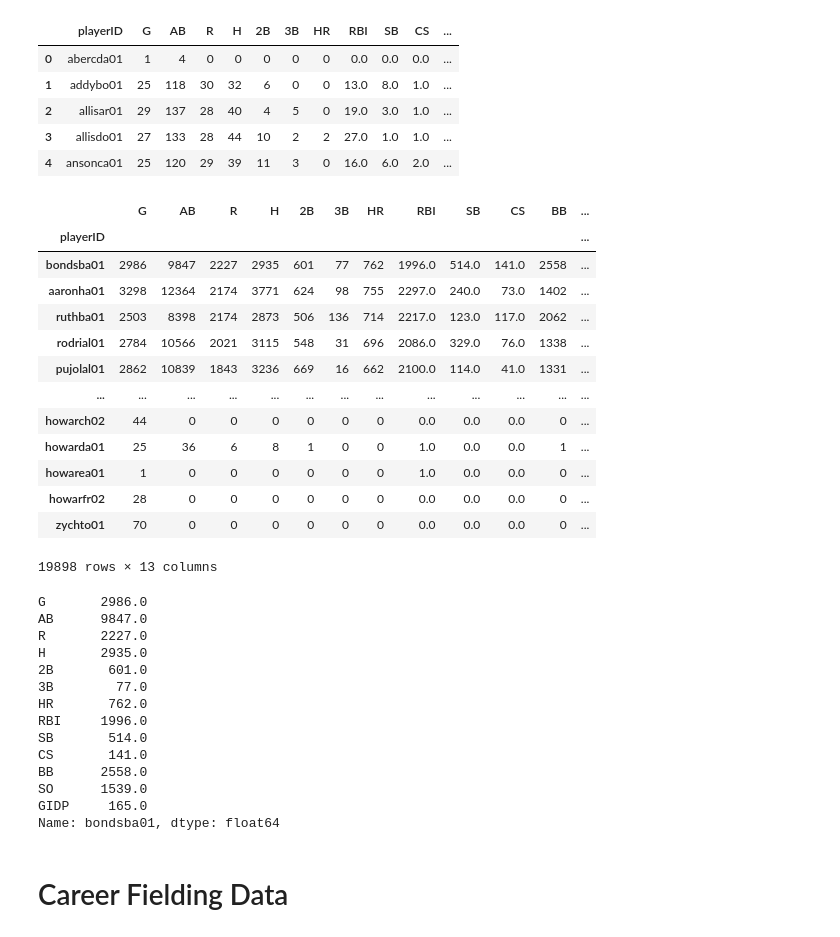
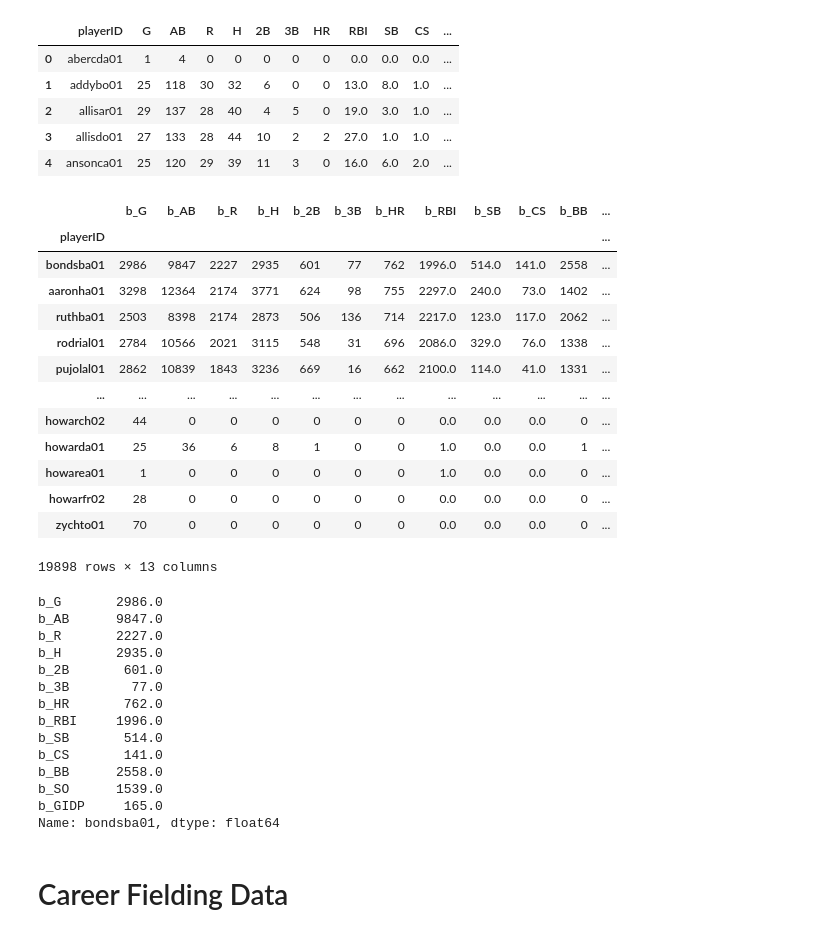
Before and after one commit to sting0312/GoldenGloves, a Jupyter notebook: golden-gloves.ipynb, the cells around one changed output. Cells and saved outputs as stored; diff of their text form; code cells hidden in the pictures.

```diff
--- a/golden-gloves.ipynb
+++ b/golden-gloves.ipynb
@@ -98,11 +98,14 @@ batting_df.head()
 # %%
 # Grouping by playerID and yearID, then sorting by home runs by season
 career_batting_df = batting_df.groupby(['playerID']).sum()
+# %%
+# Adding batting prefix to every column to ensure there aren't conflicts when combined with fielding and pitching
+career_batting_df = career_batting_df.add_prefix('b_')
 # %%
 # Sorting dataframe by most home runs
-career_batting_df.sort_values('HR', ascending=False)
+career_batting_df.sort_values('b_HR', ascending=False)
 # %% [output]
-|  | G | AB | R | H | 2B | 3B | HR | RBI | SB | CS | BB | ... |
+|  | b_G | b_AB | b_R | b_H | b_2B | b_3B | b_HR | b_RBI | b_SB | b_CS | b_BB | ... |
 | playerID |  |  |  |  |  |  |  |  |  |  |  | ... |
 | bondsba01 | 2986 | 9847 | 2227 | 2935 | 601 | 77 | 762 | 1996.0 | 514.0 | 141.0 | 2558 | ... |
 | aaronha01 | 3298 | 12364 | 2174 | 3771 | 624 | 98 | 755 | 2297.0 | 240.0 | 73.0 | 1402 | ... |
@@ -120,19 +123,19 @@ career_batting_df.sort_values('HR', ascending=False)
 # Showing batting stats of specified player
 career_batting_df.loc['bondsba01']
 # %% [output]
-G       2986.0
-AB      9847.0
-R       2227.0
-H       2935.0
-2B       601.0
-3B        77.0
-HR       762.0
-RBI     1996.0
-SB       514.0
-CS       141.0
-BB      2558.0
-SO      1539.0
-GIDP     165.0
+b_G       2986.0
+b_AB      9847.0
+b_R       2227.0
+b_H       2935.0
+b_2B       601.0
+b_3B        77.0
+b_HR       762.0
+b_RBI     1996.0
+b_SB       514.0
+b_CS       141.0
+b_BB      2558.0
+b_SO      1539.0
+b_GIDP     165.0
 Name: bondsba01, dtype: float64
 # %% [markdown]
 # Career Fielding Data
```
Also changed, not shown: parts of 13 cells of this notebook.
